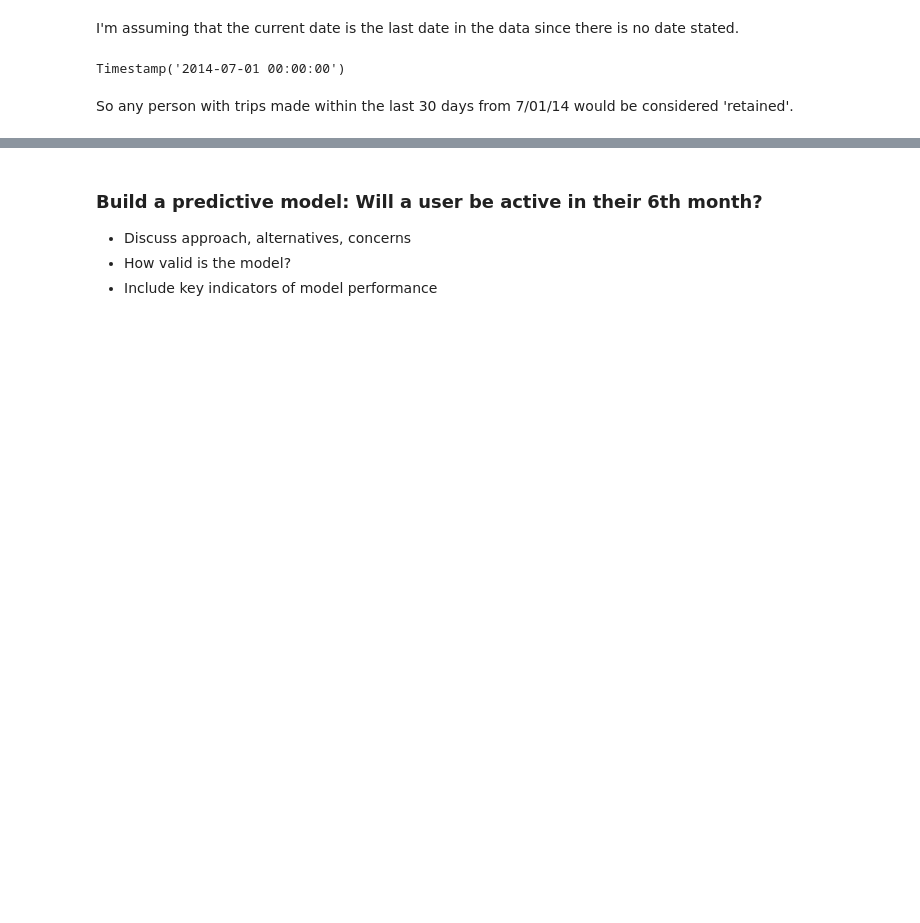
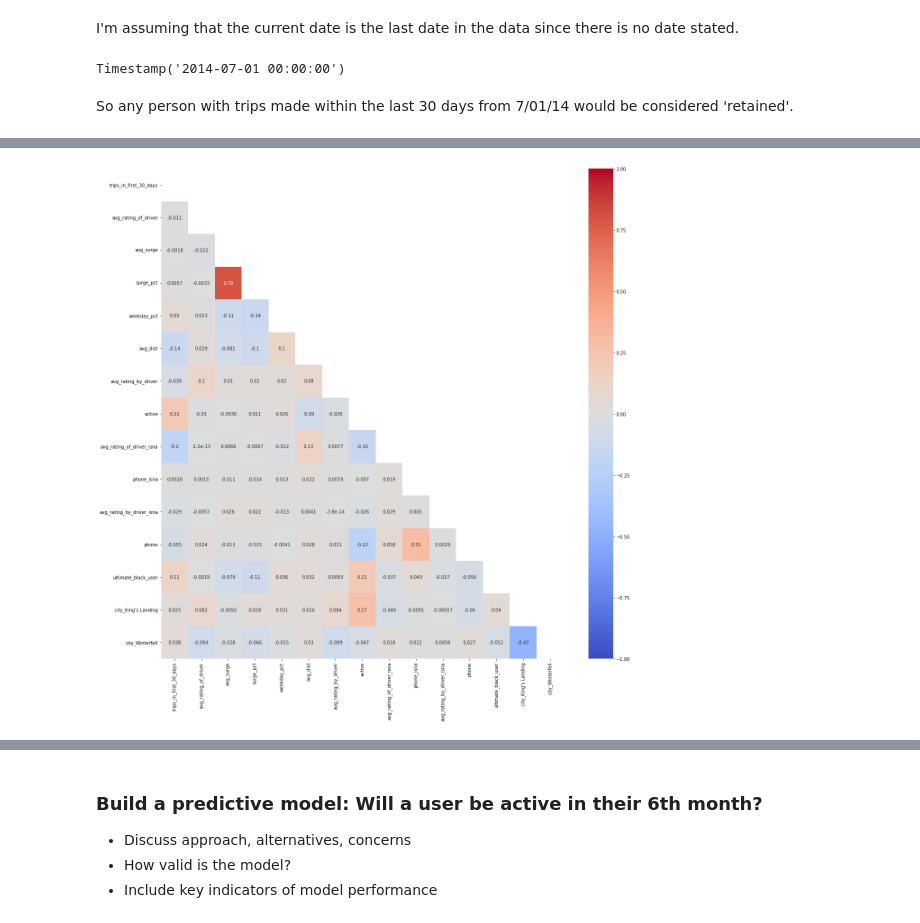
Before and after one commit to scho-git/springboard, a Jupyter notebook: takehome1_UltimateTech/Ultimate_Tech_Challenge.ipynb, the cells around one changed output, grey strips where cells are left out. Cells and saved outputs as stored; diff of their text form; code cells hidden in the pictures; blank space fills up the shorter version.

```diff
--- a/takehome1_UltimateTech/Ultimate_Tech_Challenge.ipynb
+++ b/takehome1_UltimateTech/Ultimate_Tech_Challenge.ipynb
@@ -337,0 +486,10 @@ In other words, 18,310 users took a trip in the last 30 days.
+# %%
+#Check for any correlations
+corr = df.corr()
+mask = np.triu(np.ones_like(corr, dtype=np.bool))
+
+fig, ax = plt.subplots(figsize=(20,20))
+ax = sns.heatmap(corr, annot=True, mask=mask, cmap='coolwarm', vmin=-1, vmax=1)
+plt.show()
+# %% [output]
+[figure, added]
```
Also changed, not shown: parts of 49 cells of this notebook.
